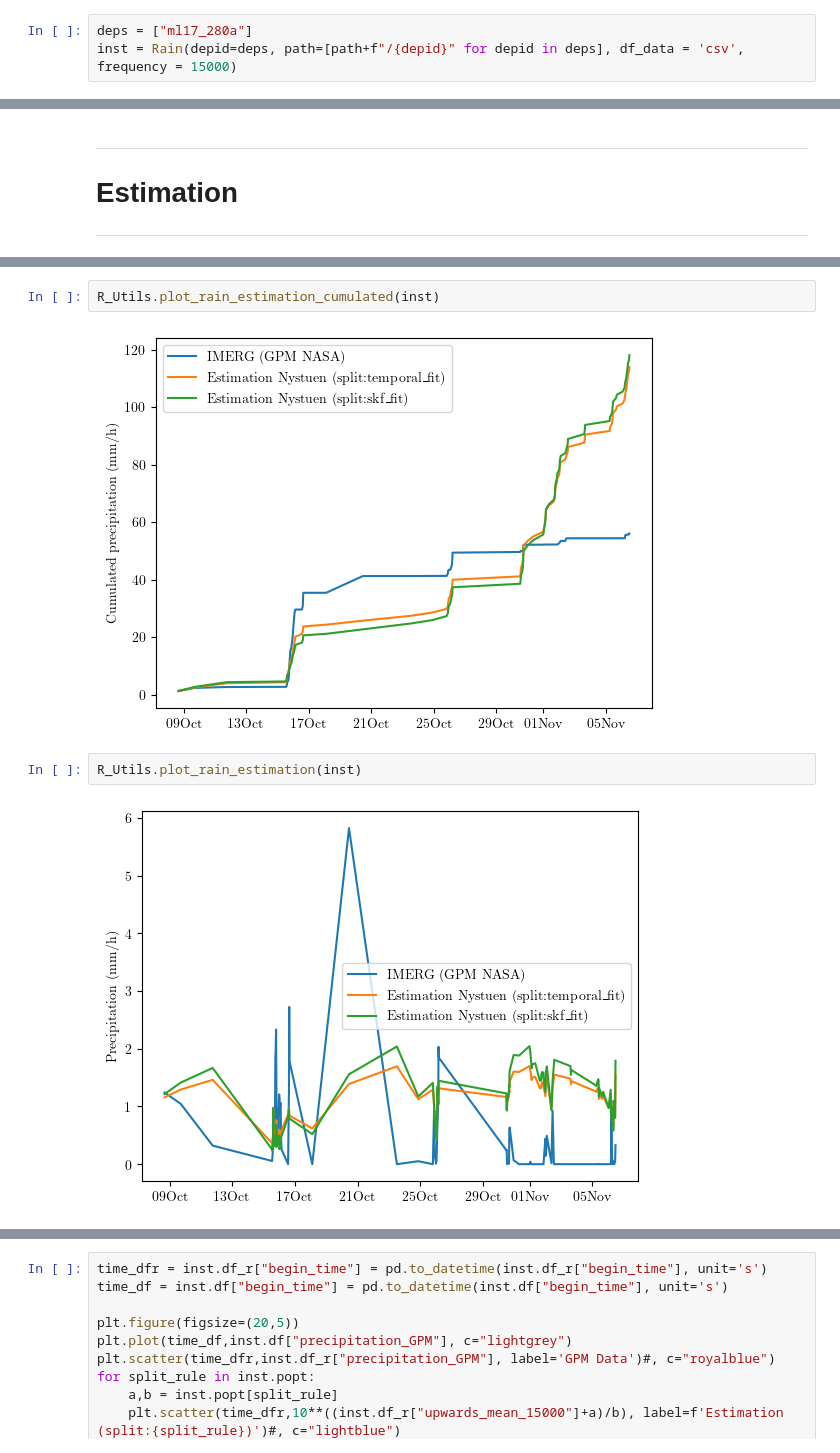
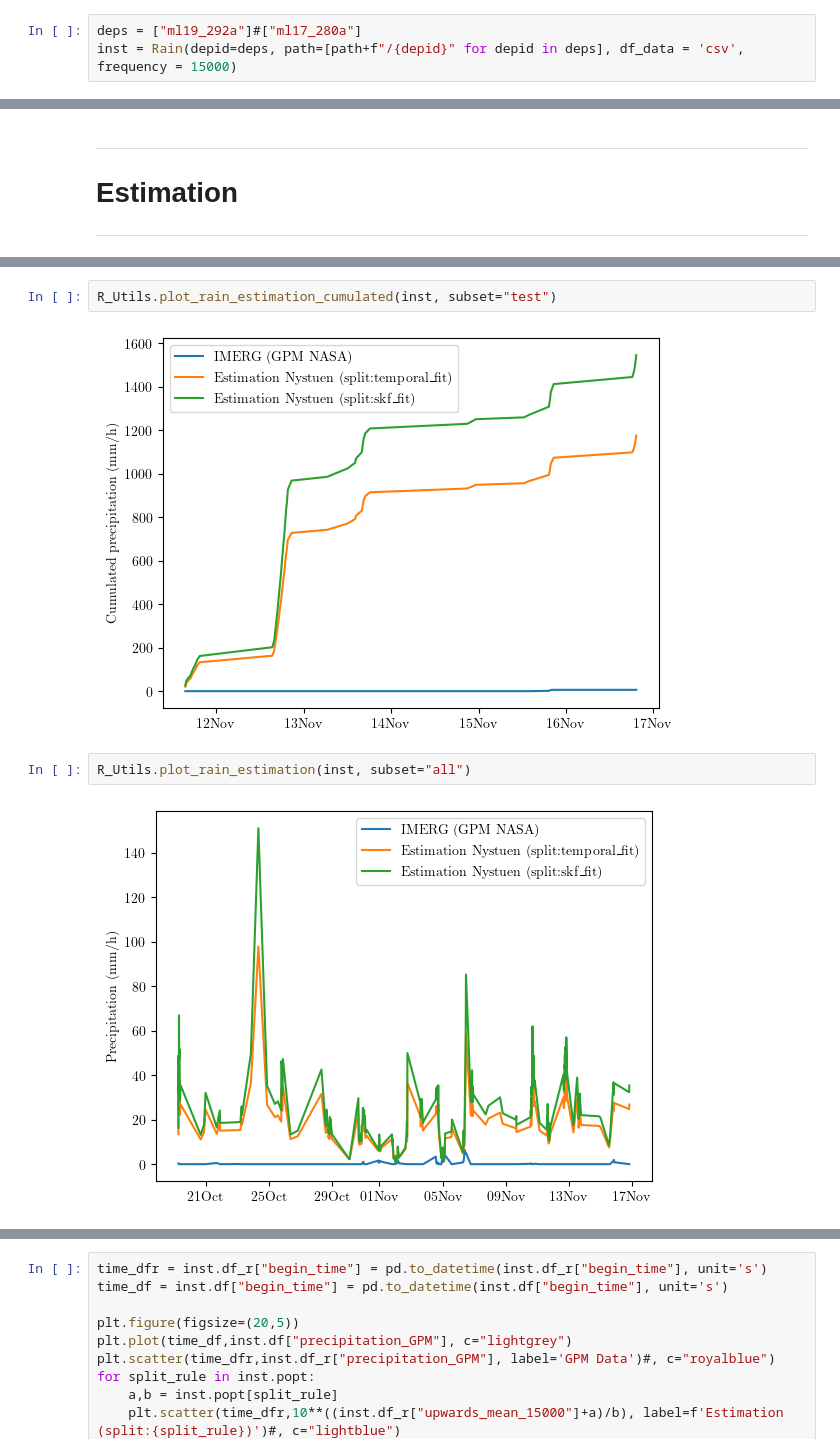
Before and after one commit to gmanatole/Biologging_Toolkit, a Jupyter notebook: notebooks/run_rain_empirical.ipynb, the cells around one changed output, grey strips where cells are left out. Saved outputs shown, nothing was run; the diff lists cells and outputs as text.

```diff
--- a/notebooks/run_rain_empirical.ipynb
+++ b/notebooks/run_rain_empirical.ipynb
@@ -30,7 +31,7 @@ features_csv = ['downwards_mean_500', 'downwards_mean_1000', 'downwards_mean_250
        'downwards_mean_5000', 'downwards_mean_8000', 'downwards_mean_10000',
        'downwards_mean_12000', 'downwards_mean_15000', 'downwards_mean_16000','upwards_mean_20000','upwards_mean_5000']
 # %%
-deps = ["ml17_280a"]
+deps = ["ml19_292a"]#["ml17_280a"]
 inst = Rain(depid=deps, path=[path+f"/{depid}" for depid in deps], df_data = 'csv', frequency = 15000)
 # %% [markdown]
 ---
@@ -136,9 +137,9 @@ skf_cc : 0.6137715743259072
 # %%
-R_Utils.plot_rain_estimation_cumulated(inst)
+R_Utils.plot_rain_estimation_cumulated(inst, subset="test")
 # %% [output]
-[figure, old version]
+[figure, new version]
 # %%
-R_Utils.plot_rain_estimation(inst)
+R_Utils.plot_rain_estimation(inst, subset="all")
 # %% [output]
-[figure, old version]
+[figure, new version]
 # %% [markdown]
```
Also changed, not shown: parts of 17 cells of this notebook, 4 other files.
